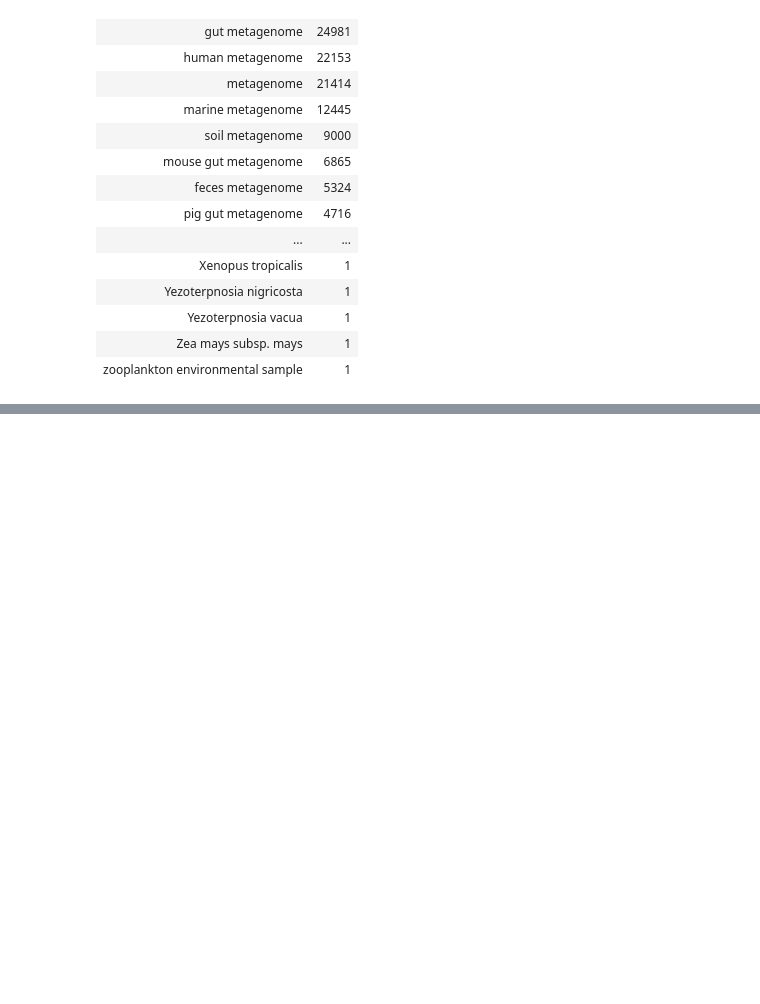
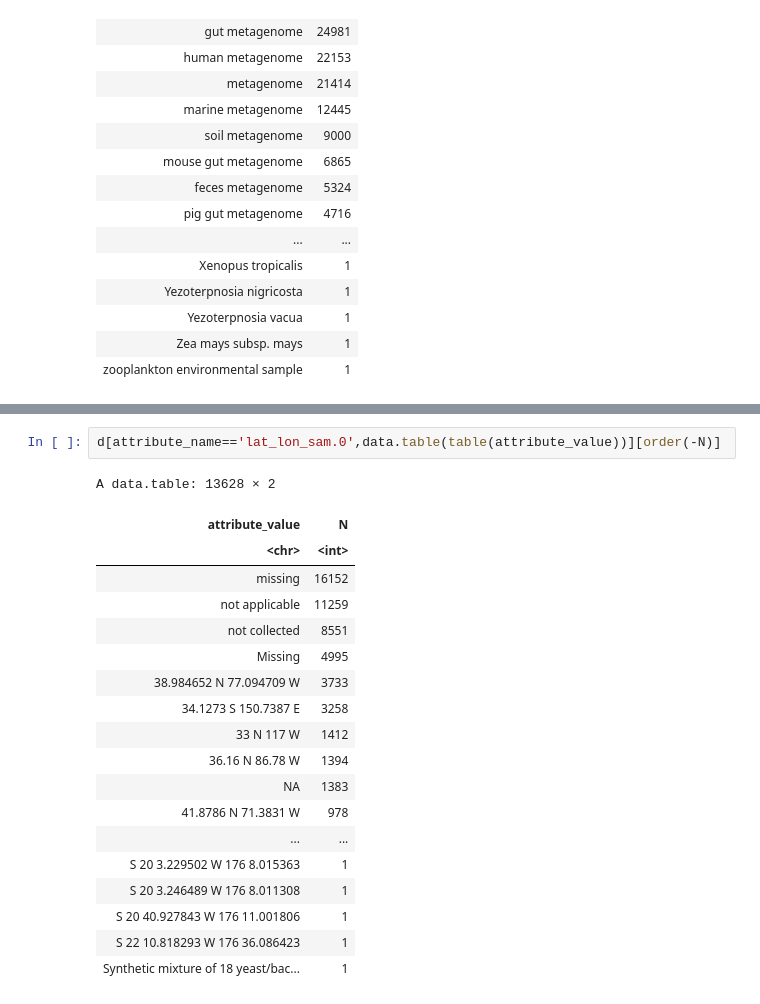
Before and after one commit to wwood/sandpiper, a Jupyter notebook: metadata_inspection.ipynb, the cells around one changed output, grey strips where cells are left out. Saved outputs shown, nothing was run; the diff lists cells and outputs as text; blank space fills up the shorter version.

```diff
--- a/metadata_inspection.ipynb
+++ b/metadata_inspection.ipynb
@@ -133,0 +153,22 @@ A data.table: 3494 × 2
+# %%
+d[attribute_name=='lat_lon_sam.0',data.table(table(attribute_value))][order(-N)]
+# %% [output]
+A data.table: 13628 × 2
+| attribute_value | N |
+| <chr> | <int> |
+| missing | 16152 |
+| not applicable | 11259 |
+| not collected | 8551 |
+| Missing | 4995 |
+| 38.984652 N 77.094709 W | 3733 |
+| 34.1273 S 150.7387 E | 3258 |
+| 33 N 117 W | 1412 |
+| 36.16 N 86.78 W | 1394 |
+| NA | 1383 |
+| 41.8786 N 71.3831 W | 978 |
+| ... | ... |
+| S 20 3.229502 W 176 8.015363 | 1 |
+| S 20 3.246489 W 176 8.011308 | 1 |
+| S 20 40.927843 W 176 11.001806 | 1 |
+| S 22 10.818293 W 176 36.086423 | 1 |
+| Synthetic mixture of 18 yeast/bac... | 1 |
```
Also changed, not shown: parts of 6 cells of this notebook.
